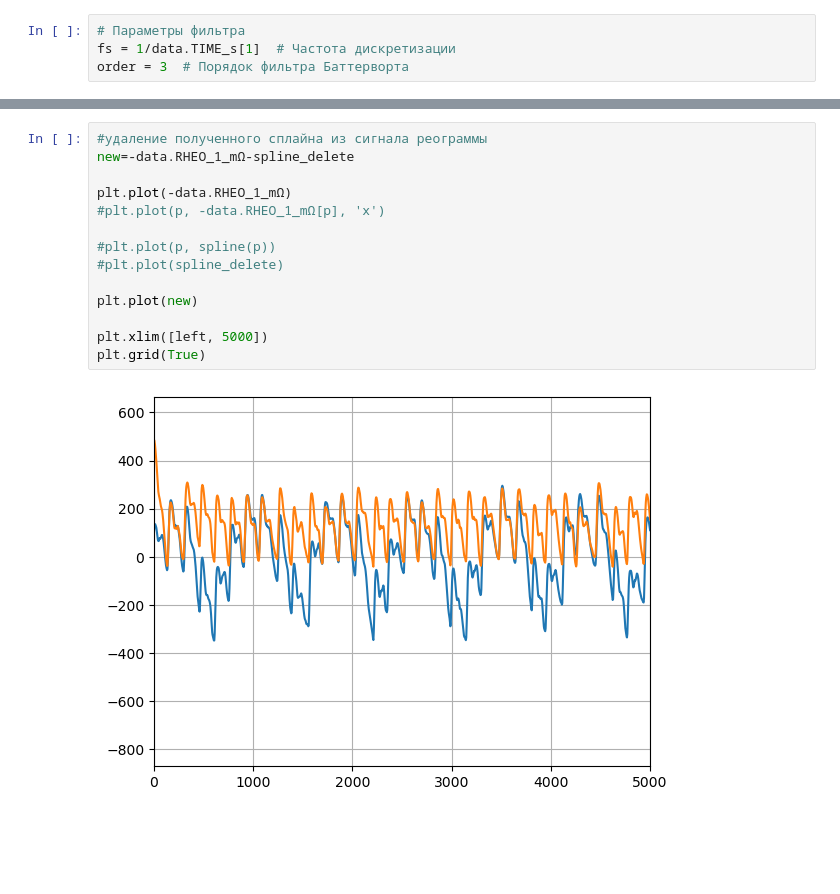
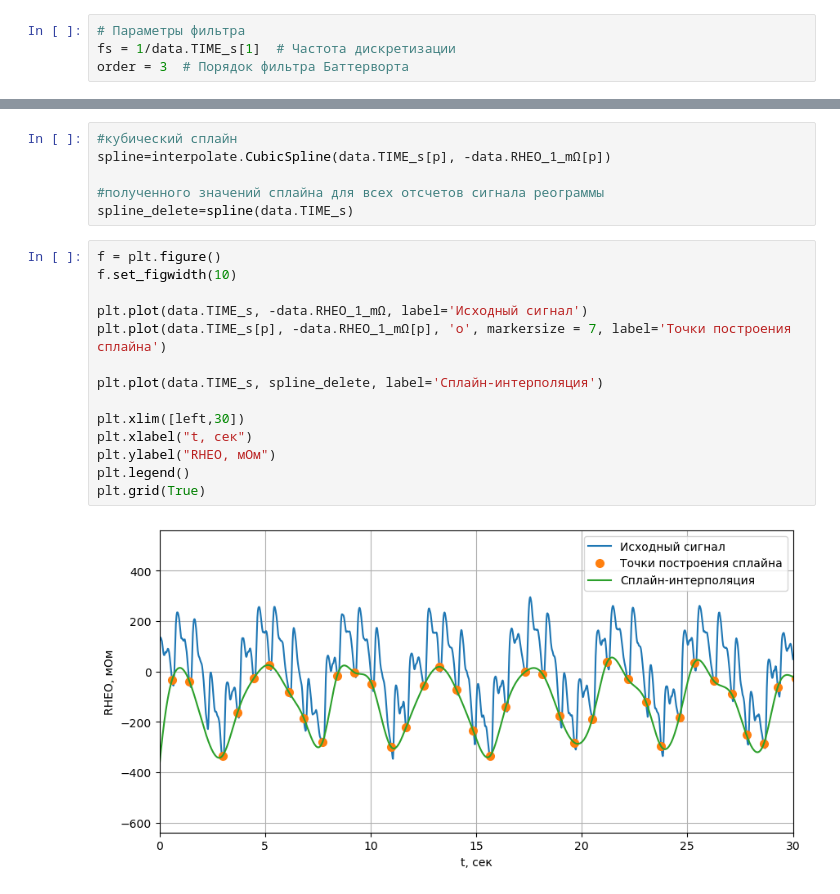
Before and after one commit to AS-git-blip/-, a Jupyter notebook: V2.ipynb, the cells around one changed output, grey strips where cells are left out. Saved outputs shown, nothing was run; the diff lists cells and outputs as text; blank space fills up the shorter version.

```diff
--- a/V2.ipynb
+++ b/V2.ipynb
@@ -163,16 +144,22 @@ plt.grid(True)
-# %%
-#удаление полученного сплайна из сигнала реограммы
-new=-data.RHEO_1_mΩ-spline_delete
-
-plt.plot(-data.RHEO_1_mΩ)
-#plt.plot(p, -data.RHEO_1_mΩ[p], 'x')
-
-#plt.plot(p, spline(p))
-#plt.plot(spline_delete)
-
-plt.plot(new)
-
-plt.xlim([left, 5000])
-plt.grid(True)
-# %% [output]
-[figure, removed]
+# %%
+#кубический сплайн
+spline=interpolate.CubicSpline(data.TIME_s[p], -data.RHEO_1_mΩ[p])
+
+#полученного значений сплайна для всех отсчетов сигнала реограммы
+spline_delete=spline(data.TIME_s)
+# %%
+f = plt.figure()
+f.set_figwidth(10)
+
+plt.plot(data.TIME_s, -data.RHEO_1_mΩ, label='Исходный сигнал')
+plt.plot(data.TIME_s[p], -data.RHEO_1_mΩ[p], 'o', markersize = 7, label='Точки построения сплайна')
+
+plt.plot(data.TIME_s, spline_delete, label='Сплайн-интерполяция')
+
+plt.xlim([left,30])
+plt.xlabel("t, сек")
+plt.ylabel("RHEO, мОм")
+plt.legend()
+plt.grid(True)
+# %% [output]
+[figure, added]
```
Also changed, not shown: parts of 8 cells of this notebook.
